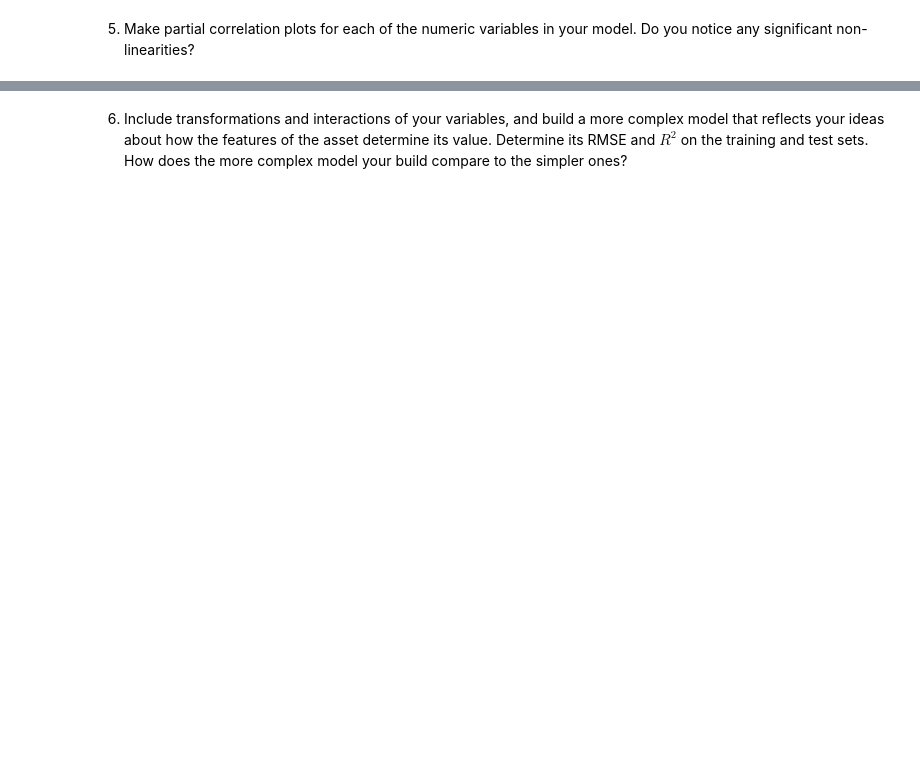
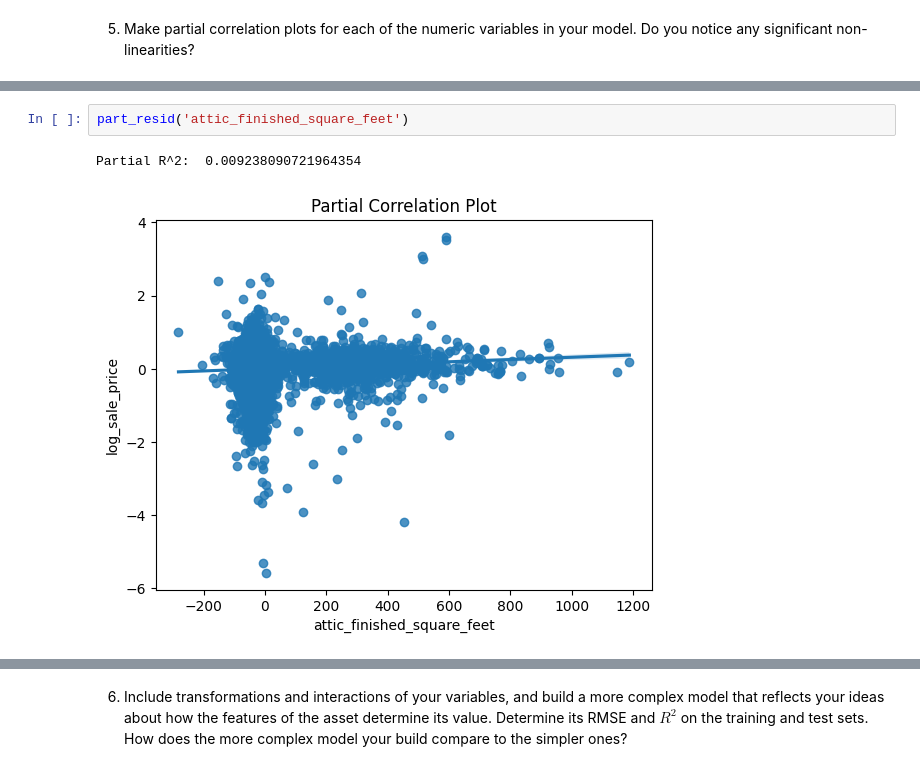
Before and after one commit to gsaunders5761/linearModels, a Jupyter notebook: lab/lab_notebook_applied.ipynb, the cells around one changed output, grey strips where cells are left out. Drawn from its saved outputs; the diff is of its cells as text; blank space fills up the shorter version.

```diff
--- a/lab/lab_notebook_applied.ipynb
+++ b/lab/lab_notebook_applied.ipynb
@@ -313,0 +567,5 @@ X.head()
+# %%
+part_resid('attic_finished_square_feet')
+# %% [output]
+Partial R^2:  0.009238090721964354
+[figure, added]
```
Also changed, not shown: parts of 38 cells of this notebook.
